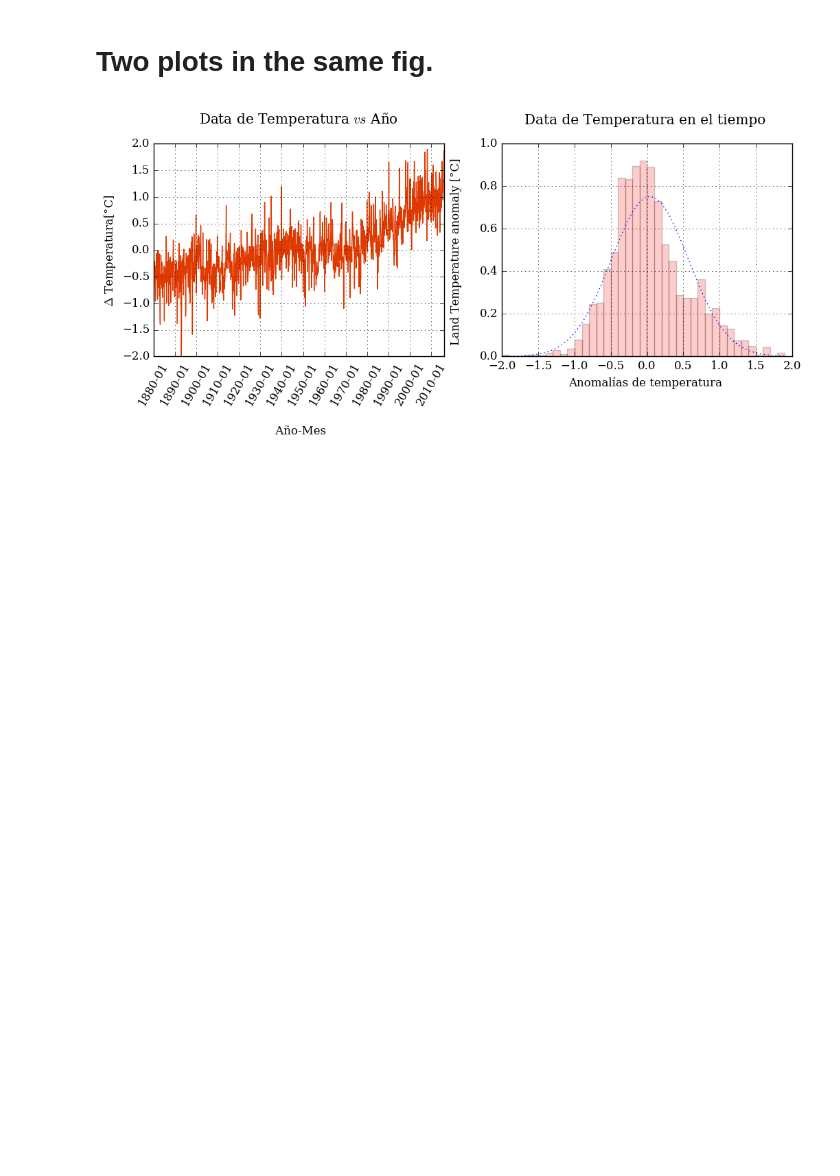
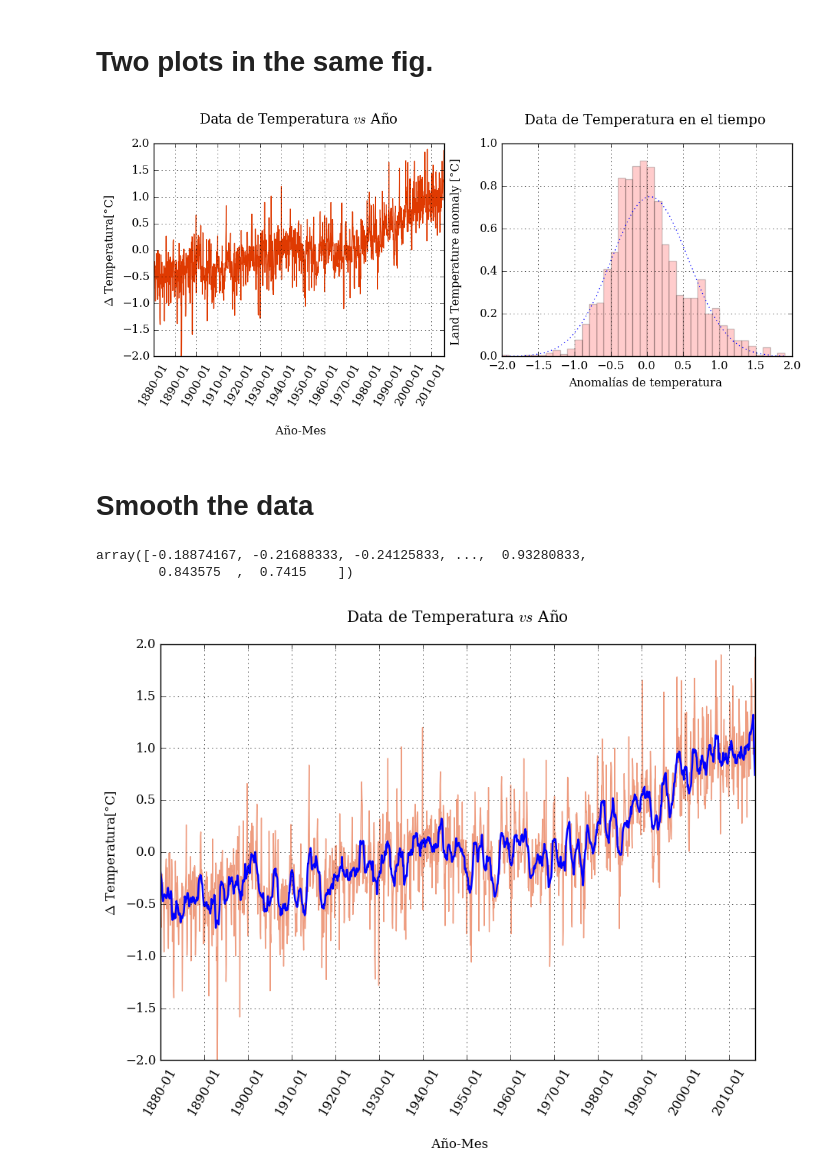
Before and after one commit to ThaNikkitz/notebooks, a Jupyter notebook: Playing_around_with_Python.ipynb, the cells around one changed output. Saved outputs shown, nothing was run; the diff lists cells and outputs as text; code cells hidden in the pictures; blank space fills up the shorter version.

```diff
--- a/Playing_around_with_Python.ipynb
+++ b/Playing_around_with_Python.ipynb
@@ -165,3 +165,43 @@ pyplot.xlabel('Anomalías de temperatura \n')
 pyplot.grid();
 # %% [output]
 [figure]
+# %% [markdown]
+# Smooth the data
+# %%
+def data_smoothing_function(N, data):
+    """
+    Returns smoothed data using a sliding_moving acarage.
+
+    Arguments:
+    -------------
+    N (int)       : amount of data values we want to average
+    data (array)  : array of data we want to smooth
+
+    Returns:
+    -------------
+    smooth (array): array with smoothed data.
+
+    """
+
+    window = np.ones(N)/N
+    smooth = np.convolve(data, window, 'same')
+
+    return smooth
+# %%
+smooth = data_smoothing_function(12, Temp_data[:,1])
+smooth
+# %% [output]
+array([-0.18874167, -0.21688333, -0.24125833, ...,  0.93280833,
+        0.843575  ,  0.7415    ])
+# %%
+pyplot.figure(figsize=(10,7))
+
+pyplot.xticks(divs[::120], date[::120], rotation = 60)
+pyplot.plot(divs, Temp_data[:,1], color='#DF3A01', ls='-', lw = 1, alpha = 0.5)
+pyplot.plot(divs, smooth, color='b', ls='-', lw = 1.8)
+pyplot.title('Data de Temperatura $vs$ Año \n')
+pyplot.xlabel('\n Año-Mes')
+pyplot.ylabel('$\Delta$ Temperatura[°C]')
+pyplot.grid();
+# %% [output]
+[figure, added]
```
